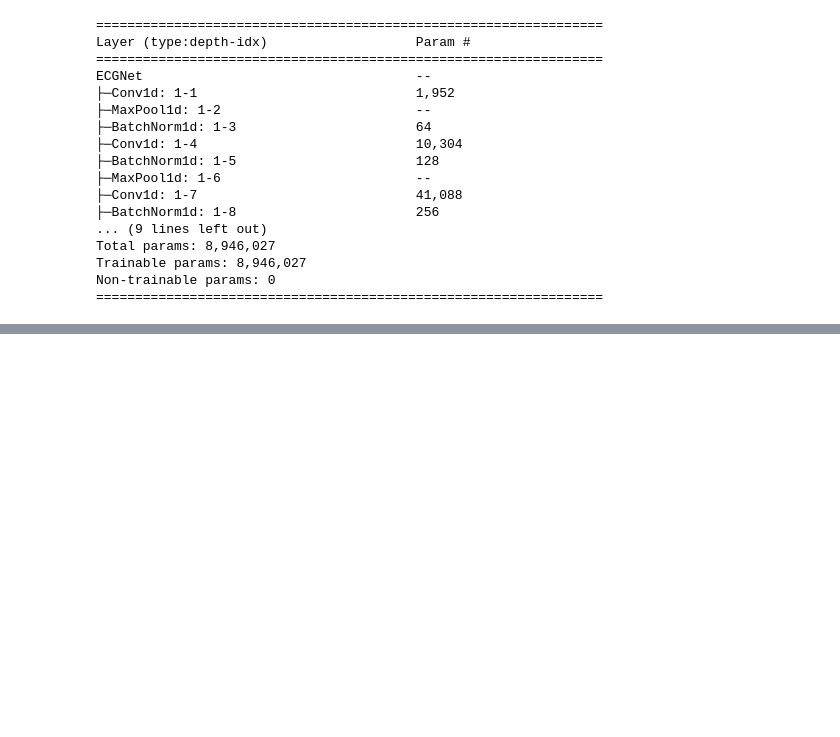
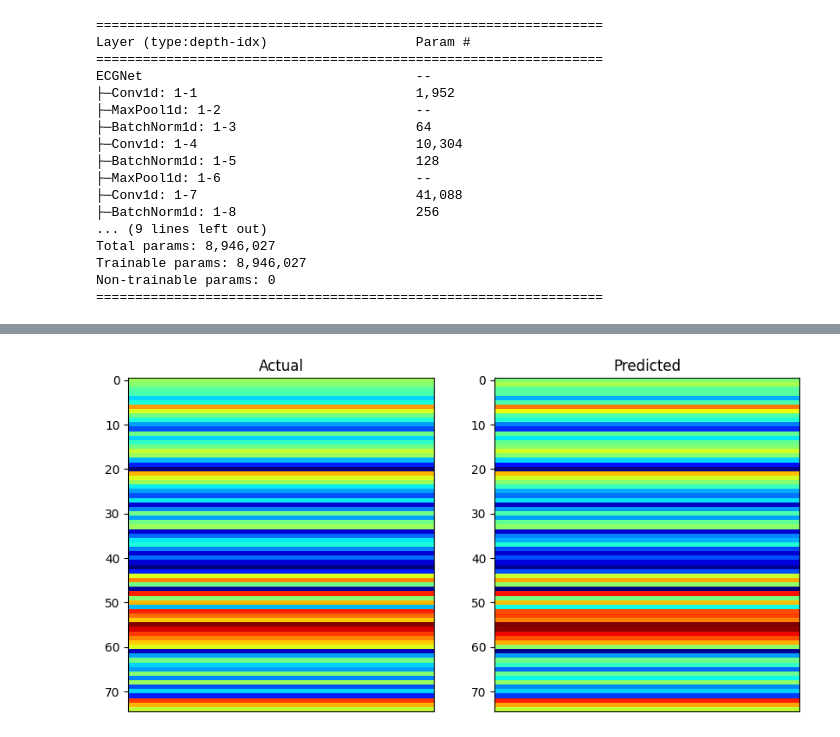
Before and after one commit to avashraj/dsc_2024, a Jupyter notebook: dsc_three_model_train.ipynb, the cells around one changed output, grey strips where cells are left out. Cells and saved outputs as stored; diff of their text form; code cells hidden in the pictures; blank space fills up the shorter version.

```diff
--- a/dsc_three_model_train.ipynb
+++ b/dsc_three_model_train.ipynb
@@ -411,0 +419,7 @@ torch.save(model.state_dict(),PATH)
+# %%
+# using model to predict and plotting those predictions
+
+test_iter = iter(test_loader)
+testx, testy = next(test_iter)
+predy = model(testx[4].reshape(1,12,500))
+testy = testy[4].reshape(1,75)
@@ -411,0 +435,13 @@ torch.save(model.state_dict(),PATH)
+# %%
+fig, (ax1, ax2) = plt.subplots(1,2, figsize=(10,5))
+ax1.imshow(testy.T, cmap='jet', interpolation='nearest', aspect='auto')
+ax1.set_title("Actual")
+ax2.imshow(predy.T.detach().numpy(), cmap='jet', interpolation='nearest', aspect='auto')
+ax2.set_title("Predicted")
+# ax1.xticks([])
+# ax2.xticks([])
+plt.setp(plt.gcf().get_axes(), xticks=[])
+plt.savefig("plots/actual_v_pred_t3")
+plt.show()
+# %% [output]
+[figure, added]
```
Also changed, not shown: parts of 6 cells of this notebook, 12 other files.
